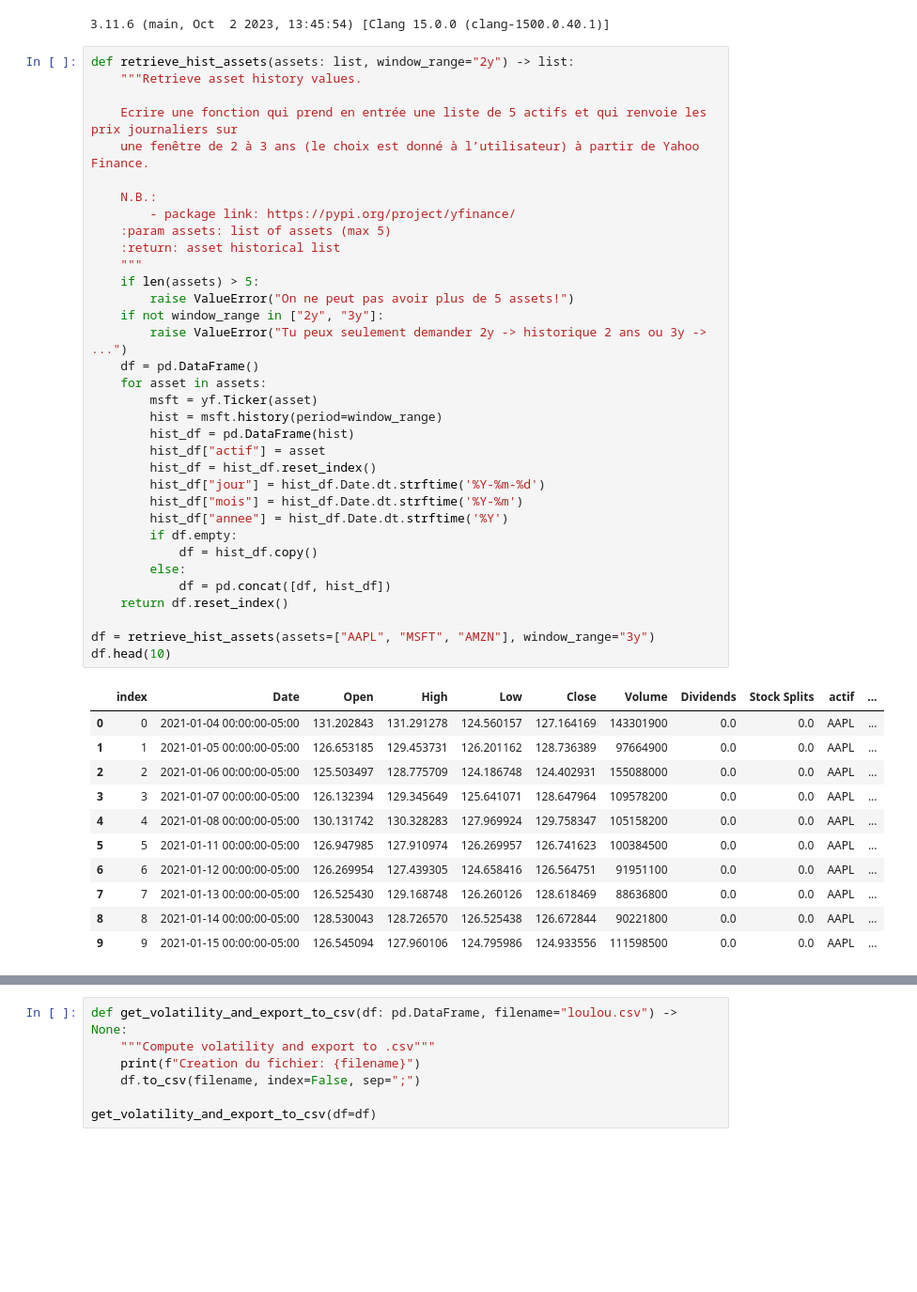
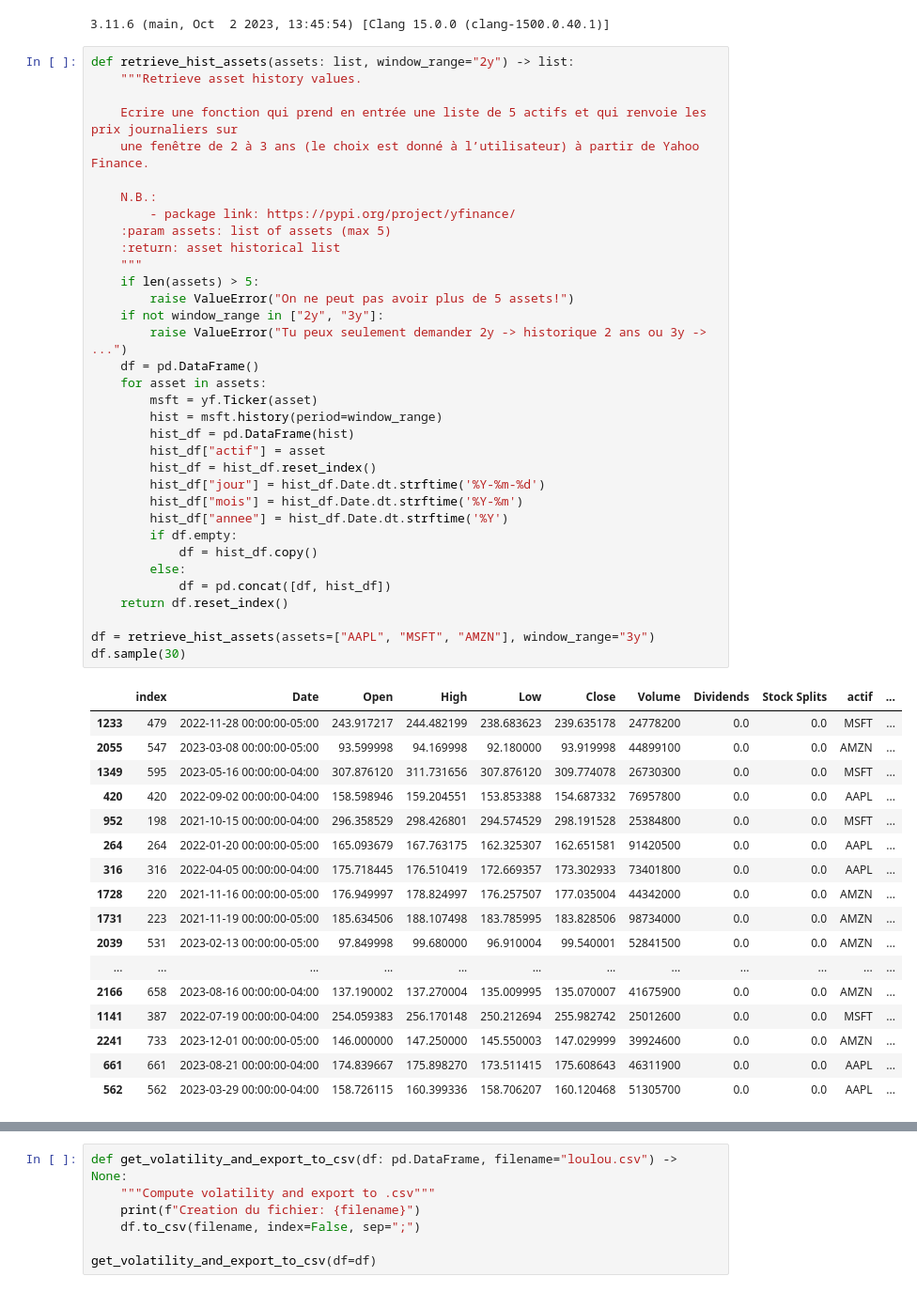
Before and after one commit to BaptPicxDev/exercice-finance-loulou, a Jupyter notebook: loulou.ipynb, the cells around one changed output, grey strips where cells are left out. Shown at 94% size. Cells and saved outputs as stored; diff of their text form; blank space fills up the shorter version.

Commit message:
Sample instead of head

```diff
--- a/loulou.ipynb
+++ b/loulou.ipynb
@@ -16,44 +16,50 @@ def retrieve_hist_assets(assets: list, window_range="2y") -> list:
     une fenêtre de 2 à 3 ans (le choix est donné à l’utilisateur) à partir de Yahoo Finance.
 
     N.B.:
         - package link: https://pypi.org/project/yfinance/
     :param assets: list of assets (max 5)
     :return: asset historical list
     """
     if len(assets) > 5:
         raise ValueError("On ne peut pas avoir plus de 5 assets!")
     if not window_range in ["2y", "3y"]:
         raise ValueError("Tu peux seulement demander 2y -> historique 2 ans ou 3y -> ...")
     df = pd.DataFrame()
     for asset in assets:
         msft = yf.Ticker(asset)
         hist = msft.history(period=window_range)
         hist_df = pd.DataFrame(hist)
         hist_df["actif"] = asset
         hist_df = hist_df.reset_index()
         hist_df["jour"] = hist_df.Date.dt.strftime('%Y-%m-%d')
         hist_df["mois"] = hist_df.Date.dt.strftime('%Y-%m')
         hist_df["annee"] = hist_df.Date.dt.strftime('%Y')
         if df.empty:
             df = hist_df.copy()
         else:
             df = pd.concat([df, hist_df])
     return df.reset_index()
 
 df = retrieve_hist_assets(assets=["AAPL", "MSFT", "AMZN"], window_range="3y")
-df.head(10)
+df.sample(30)
 # %% [output]
 |  | index | Date | Open | High | Low | Close | Volume | Dividends | Stock Splits | actif | ... |
-| 0 | 0 | 2021-01-04 00:00:00-05:00 | 131.202843 | 131.291278 | 124.560157 | 127.164169 | 143301900 | 0.0 | 0.0 | AAPL | ... |
-| 1 | 1 | 2021-01-05 00:00:00-05:00 | 126.653185 | 129.453731 | 126.201162 | 128.736389 | 97664900 | 0.0 | 0.0 | AAPL | ... |
-| 2 | 2 | 2021-01-06 00:00:00-05:00 | 125.503497 | 128.775709 | 124.186748 | 124.402931 | 155088000 | 0.0 | 0.0 | AAPL | ... |
-| 3 | 3 | 2021-01-07 00:00:00-05:00 | 126.132394 | 129.345649 | 125.641071 | 128.647964 | 109578200 | 0.0 | 0.0 | AAPL | ... |
-| 4 | 4 | 2021-01-08 00:00:00-05:00 | 130.131742 | 130.328283 | 127.969924 | 129.758347 | 105158200 | 0.0 | 0.0 | AAPL | ... |
-| 5 | 5 | 2021-01-11 00:00:00-05:00 | 126.947985 | 127.910974 | 126.269957 | 126.741623 | 100384500 | 0.0 | 0.0 | AAPL | ... |
-| 6 | 6 | 2021-01-12 00:00:00-05:00 | 126.269954 | 127.439305 | 124.658416 | 126.564751 | 91951100 | 0.0 | 0.0 | AAPL | ... |
-| 7 | 7 | 2021-01-13 00:00:00-05:00 | 126.525430 | 129.168748 | 126.260126 | 128.618469 | 88636800 | 0.0 | 0.0 | AAPL | ... |
-| 8 | 8 | 2021-01-14 00:00:00-05:00 | 128.530043 | 128.726570 | 126.525438 | 126.672844 | 90221800 | 0.0 | 0.0 | AAPL | ... |
-| 9 | 9 | 2021-01-15 00:00:00-05:00 | 126.545094 | 127.960106 | 124.795986 | 124.933556 | 111598500 | 0.0 | 0.0 | AAPL | ... |
+| 1233 | 479 | 2022-11-28 00:00:00-05:00 | 243.917217 | 244.482199 | 238.683623 | 239.635178 | 24778200 | 0.0 | 0.0 | MSFT | ... |
+| 2055 | 547 | 2023-03-08 00:00:00-05:00 | 93.599998 | 94.169998 | 92.180000 | 93.919998 | 44899100 | 0.0 | 0.0 | AMZN | ... |
+| 1349 | 595 | 2023-05-16 00:00:00-04:00 | 307.876120 | 311.731656 | 307.876120 | 309.774078 | 26730300 | 0.0 | 0.0 | MSFT | ... |
+| 420 | 420 | 2022-09-02 00:00:00-04:00 | 158.598946 | 159.204551 | 153.853388 | 154.687332 | 76957800 | 0.0 | 0.0 | AAPL | ... |
+| 952 | 198 | 2021-10-15 00:00:00-04:00 | 296.358529 | 298.426801 | 294.574529 | 298.191528 | 25384800 | 0.0 | 0.0 | MSFT | ... |
+| 264 | 264 | 2022-01-20 00:00:00-05:00 | 165.093679 | 167.763175 | 162.325307 | 162.651581 | 91420500 | 0.0 | 0.0 | AAPL | ... |
+| 316 | 316 | 2022-04-05 00:00:00-04:00 | 175.718445 | 176.510419 | 172.669357 | 173.302933 | 73401800 | 0.0 | 0.0 | AAPL | ... |
+| 1728 | 220 | 2021-11-16 00:00:00-05:00 | 176.949997 | 178.824997 | 176.257507 | 177.035004 | 44342000 | 0.0 | 0.0 | AMZN | ... |
+| 1731 | 223 | 2021-11-19 00:00:00-05:00 | 185.634506 | 188.107498 | 183.785995 | 183.828506 | 98734000 | 0.0 | 0.0 | AMZN | ... |
+| 2039 | 531 | 2023-02-13 00:00:00-05:00 | 97.849998 | 99.680000 | 96.910004 | 99.540001 | 52841500 | 0.0 | 0.0 | AMZN | ... |
+| ... | ... | ... | ... | ... | ... | ... | ... | ... | ... | ... | ... |
+| 2166 | 658 | 2023-08-16 00:00:00-04:00 | 137.190002 | 137.270004 | 135.009995 | 135.070007 | 41675900 | 0.0 | 0.0 | AMZN | ... |
+| 1141 | 387 | 2022-07-19 00:00:00-04:00 | 254.059383 | 256.170148 | 250.212694 | 255.982742 | 25012600 | 0.0 | 0.0 | MSFT | ... |
+| 2241 | 733 | 2023-12-01 00:00:00-05:00 | 146.000000 | 147.250000 | 145.550003 | 147.029999 | 39924600 | 0.0 | 0.0 | AMZN | ... |
+| 661 | 661 | 2023-08-21 00:00:00-04:00 | 174.839667 | 175.898270 | 173.511415 | 175.608643 | 46311900 | 0.0 | 0.0 | AAPL | ... |
+| 562 | 562 | 2023-03-29 00:00:00-04:00 | 158.726115 | 160.399336 | 158.706207 | 160.120468 | 51305700 | 0.0 | 0.0 | AAPL | ... |
 # %%
 def get_rendement(df: pd.DataFrame) -> pd.DataFrame:
     """
```
Also changed, not shown: parts of 1 cell of this notebook.
